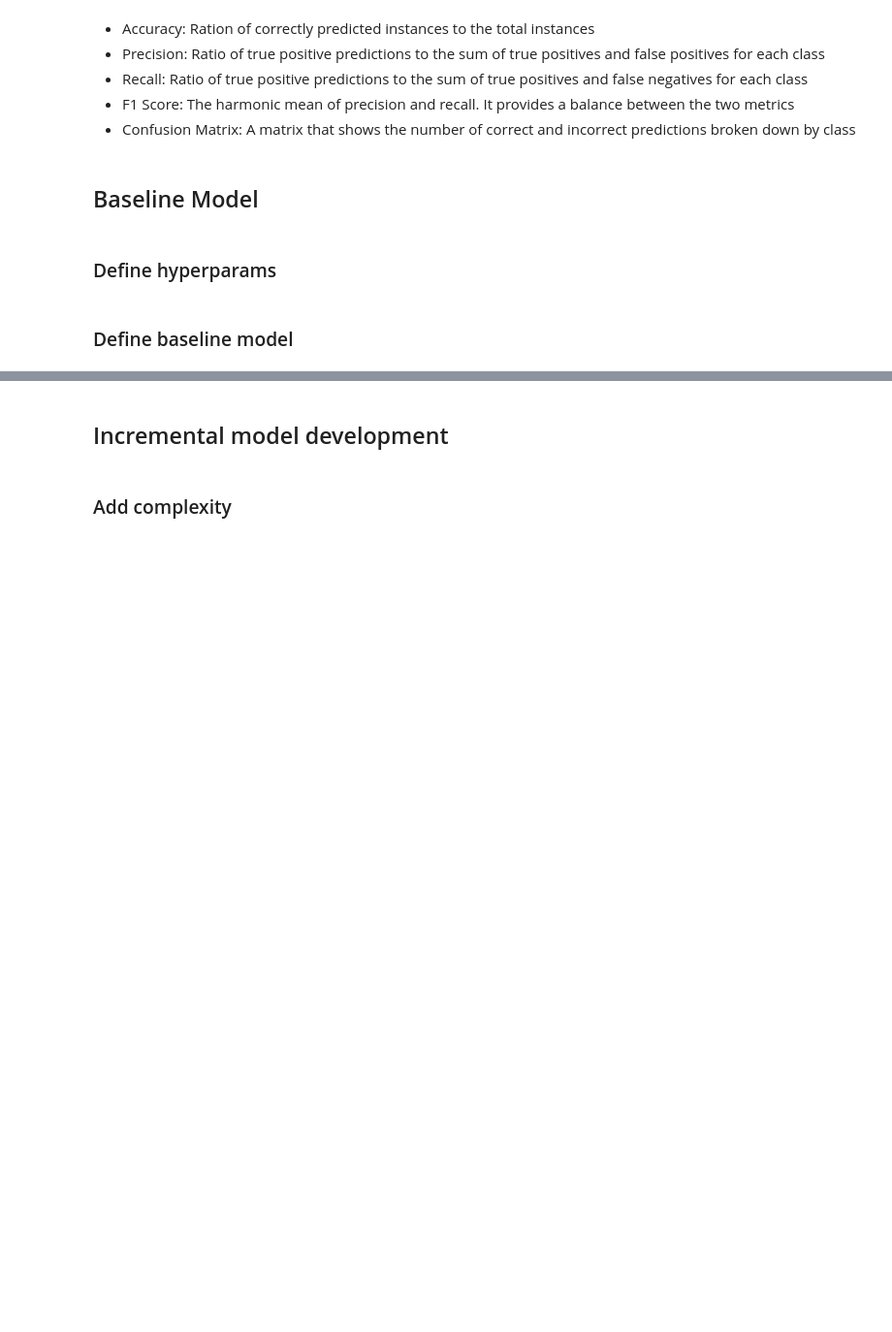
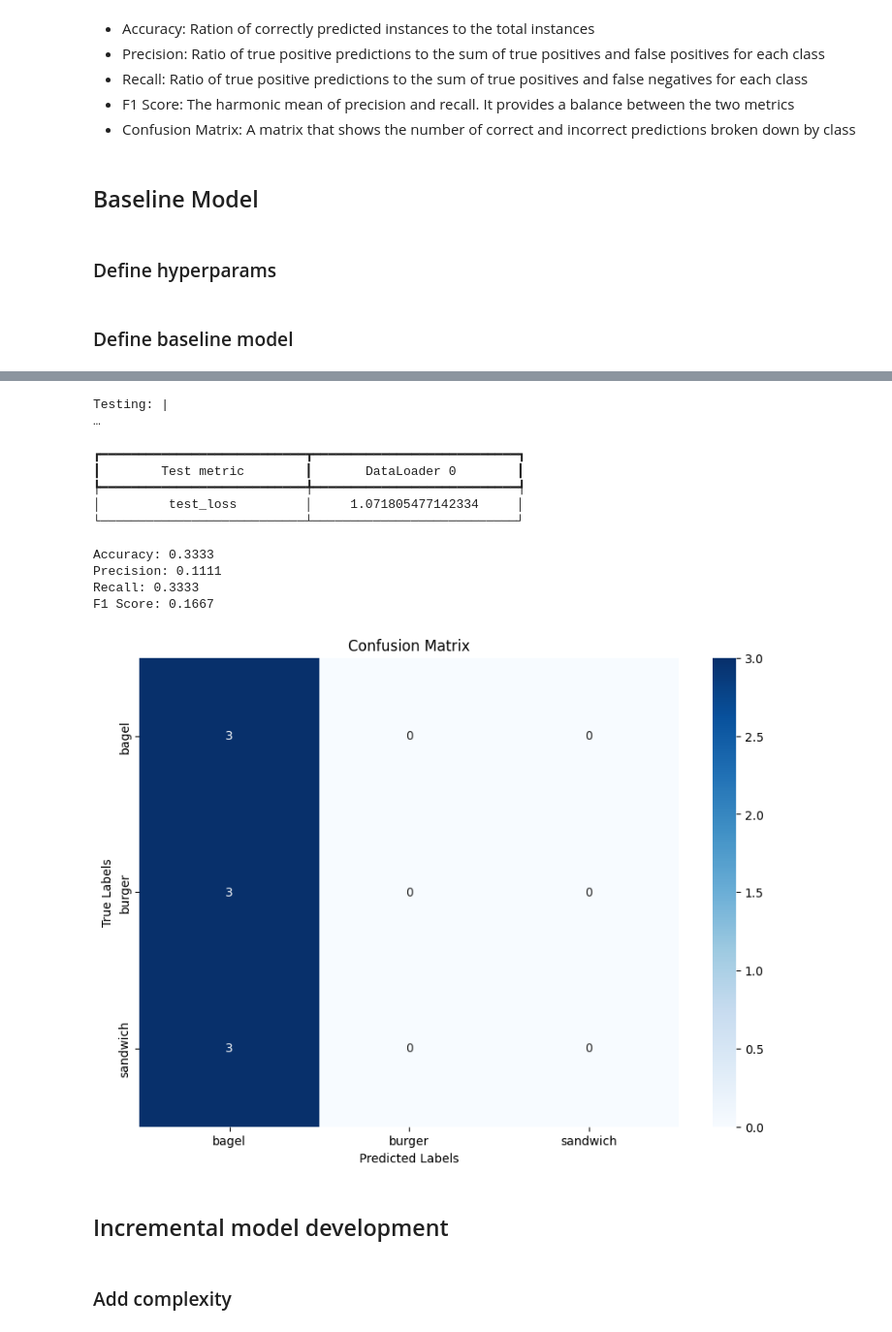
Before and after one commit to ironhamma/BMEVITMMA19_homework, a Jupyter notebook: homework.ipynb, the cells around one changed output, grey strips where cells are left out. Shown at 97% size. Saved outputs shown, nothing was run; the diff lists cells and outputs as text; code cells hidden in the pictures; blank space fills up the shorter version.

```diff
--- a/homework.ipynb
+++ b/homework.ipynb
@@ -299,7 +308,7 @@ def evaluate_model(model, dataloader, classes, logger=None):
 ### Define hyperparams
 # %%
 learning_rate = 1e-4
-max_epochs = 50
+max_epochs = 100
 dropout_rate = 0.3
 weight_decay = 1e-4
 # %% [markdown]
@@ -323,6 +332,9 @@ class BaselineModel(pl.LightningModule):
         self.dropout_rate = dropout_rate
         self.weight_decay = weight_decay
         self.criterion = nn.CrossEntropyLoss()
+
+        self.save_hyperparameters()
+
 
     def forward(self, x):
         x = self.conv_layer(x)
@@ -358,3 +370,28 @@ class BaselineModel(pl.LightningModule):
         scheduler = torch.optim.lr_scheduler.StepLR(optimizer, step_size=10, gamma=0.5)
 
         return [optimizer], [scheduler]
+# %%
+checkpoint_callback = ModelCheckpoint(
+    monitor='val_loss',
+    dirpath='checks/',
+    filename='best_baseline_model',
+    save_top_k=1,
+    mode='min'
+)
+# %%
+best_baseline_model_path = '/app/checks/best_baseline_model.ckpt'
+
+trainer = pl.Trainer(max_epochs=max_epochs, callbacks=[checkpoint_callback])
+
+if TRAIN_MODELS_INSTEAD_OF_LOAD:
+    baseline_model = BaselineModel(num_classes=3)
+    trainer.fit(baseline_model, data_module)
+else:
+    if os.path.exists(best_baseline_model_path):
+        print("It does exist!")
+        baseline_model = BaselineModel.load_from_checkpoint(best_baseline_model_path)
+        baseline_model.eval()
+    else:
+        print("It does not exist!")
+        baseline_model = BaselineModel(num_classes=3)
+        trainer.fit(baseline_model, data_module)
@@ -361,7 +429,4 @@ class BaselineModel(pl.LightningModule):
 # %%
-baseline_model = BaselineModel(num_classes=3)
-trainer = pl.Trainer(max_epochs=max_epochs)
-trainer.fit(baseline_model, data_module)
 trainer.test(baseline_model, data_module)
-
 evaluate_model(baseline_model, data_module.test_dataloader(), class_names)
+# %% [output]
@@ -368,3 +434,14 @@ evaluate_model(baseline_model, data_module.test_dataloader(), class_names)
+Testing: |                                                                                                    …
+┏━━━━━━━━━━━━━━━━━━━━━━━━━━━┳━━━━━━━━━━━━━━━━━━━━━━━━━━━┓
+┃        Test metric        ┃       DataLoader 0        ┃
+┡━━━━━━━━━━━━━━━━━━━━━━━━━━━╇━━━━━━━━━━━━━━━━━━━━━━━━━━━┩
+│         test_loss         │     1.071805477142334     │
+└───────────────────────────┴───────────────────────────┘
+Accuracy: 0.3333
+Precision: 0.1111
+Recall: 0.3333
+F1 Score: 0.1667
+[figure, added]
 # %% [markdown]
 ## Incremental model development
 # %% [markdown]
```
Also changed, not shown: parts of 37 cells of this notebook, 3 other files.
